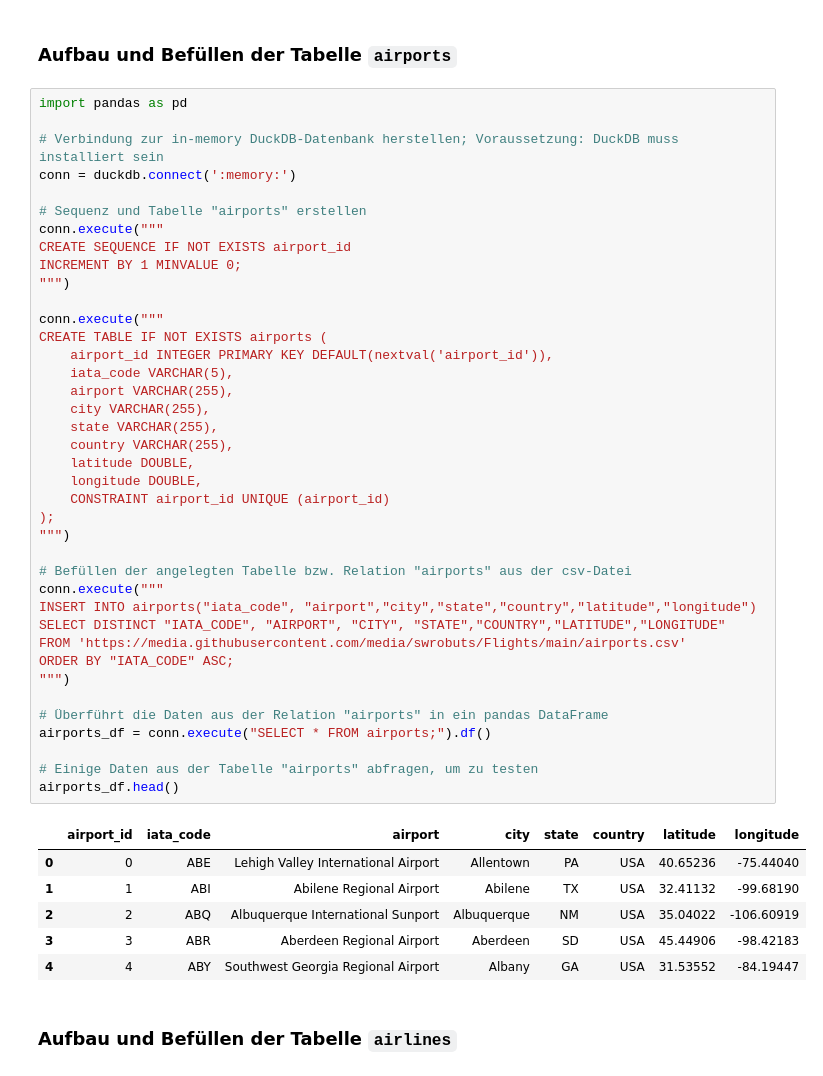
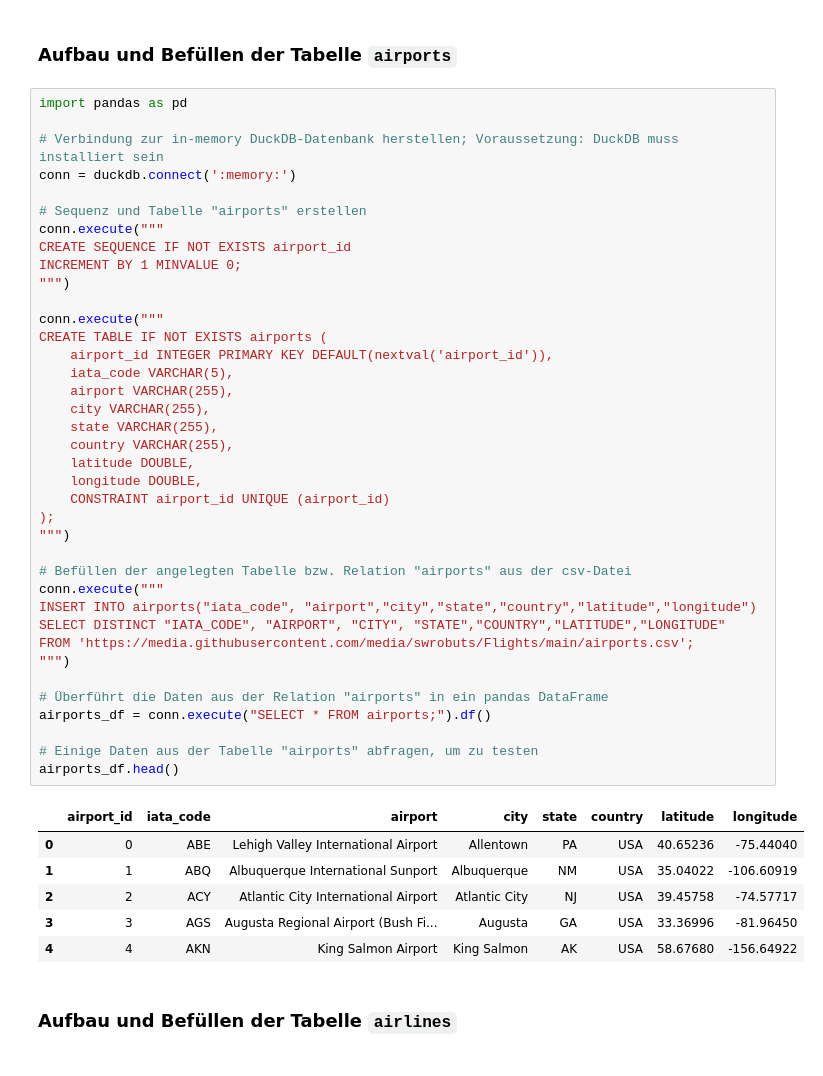
Before and after one commit to swrobuts/Flights, a Jupyter notebook: Flights.ipynb, the cells around one changed output. Cells and saved outputs as stored; diff of their text form.

```diff
--- a/Flights.ipynb
+++ b/Flights.ipynb
@@ -45,39 +45,38 @@ INCREMENT BY 1 MINVALUE 0;
 """)
 
 conn.execute("""
 CREATE TABLE IF NOT EXISTS airports (
     airport_id INTEGER PRIMARY KEY DEFAULT(nextval('airport_id')),
     iata_code VARCHAR(5),
     airport VARCHAR(255),
     city VARCHAR(255),
     state VARCHAR(255),
     country VARCHAR(255),
     latitude DOUBLE,
     longitude DOUBLE,
     CONSTRAINT airport_id UNIQUE (airport_id)
 );
 """)
 
 # Befüllen der angelegten Tabelle bzw. Relation "airports" aus der csv-Datei
 conn.execute("""
 INSERT INTO airports("iata_code", "airport","city","state","country","latitude","longitude")
 SELECT DISTINCT "IATA_CODE", "AIRPORT", "CITY", "STATE","COUNTRY","LATITUDE","LONGITUDE"
-FROM 'https://media.githubusercontent.com/media/swrobuts/Flights/main/airports.csv'
-ORDER BY "IATA_CODE" ASC;
+FROM 'https://media.githubusercontent.com/media/swrobuts/Flights/main/airports.csv';
 """)
 
 # Überführt die Daten aus der Relation "airports" in ein pandas DataFrame
 airports_df = conn.execute("SELECT * FROM airports;").df()
 
 # Einige Daten aus der Tabelle "airports" abfragen, um zu testen
 airports_df.head()
 # %% [output]
 |  | airport_id | iata_code | airport | city | state | country | latitude | longitude |
 | 0 | 0 | ABE | Lehigh Valley International Airport | Allentown | PA | USA | 40.65236 | -75.44040 |
-| 1 | 1 | ABI | Abilene Regional Airport | Abilene | TX | USA | 32.41132 | -99.68190 |
-| 2 | 2 | ABQ | Albuquerque International Sunport | Albuquerque | NM | USA | 35.04022 | -106.60919 |
-| 3 | 3 | ABR | Aberdeen Regional Airport | Aberdeen | SD | USA | 45.44906 | -98.42183 |
-| 4 | 4 | ABY | Southwest Georgia Regional Airport | Albany | GA | USA | 31.53552 | -84.19447 |
+| 1 | 1 | ABQ | Albuquerque International Sunport | Albuquerque | NM | USA | 35.04022 | -106.60919 |
+| 2 | 2 | ACY | Atlantic City International Airport | Atlantic City | NJ | USA | 39.45758 | -74.57717 |
+| 3 | 3 | AGS | Augusta Regional Airport (Bush Fi... | Augusta | GA | USA | 33.36996 | -81.96450 |
+| 4 | 4 | AKN | King Salmon Airport | King Salmon | AK | USA | 58.67680 | -156.64922 |
 # %% [markdown]
 ### **Aufbau und Befüllen der Tabelle `airlines`**
 # %%
```
Also changed, not shown: parts of 1 cell of this notebook.
